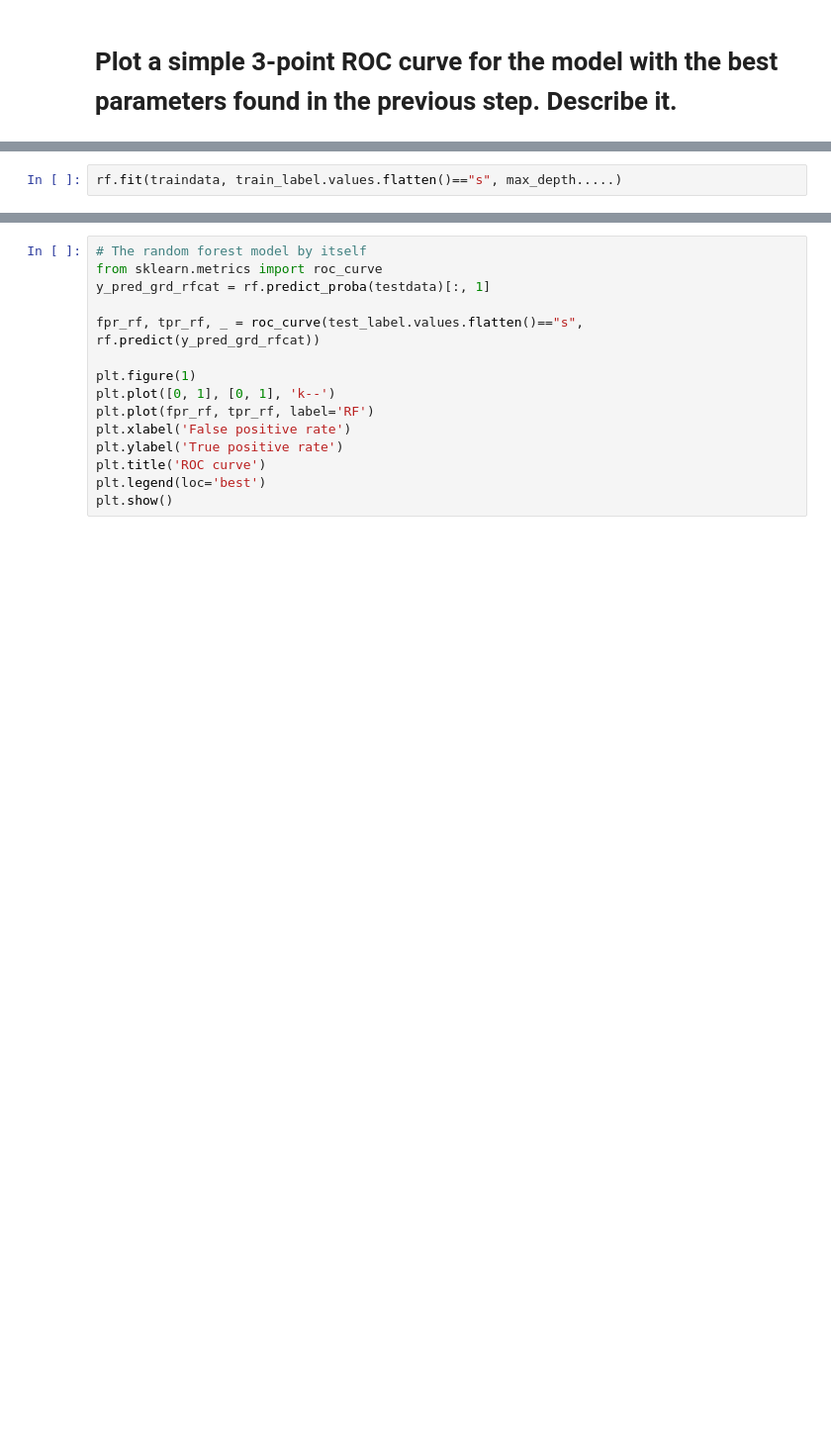
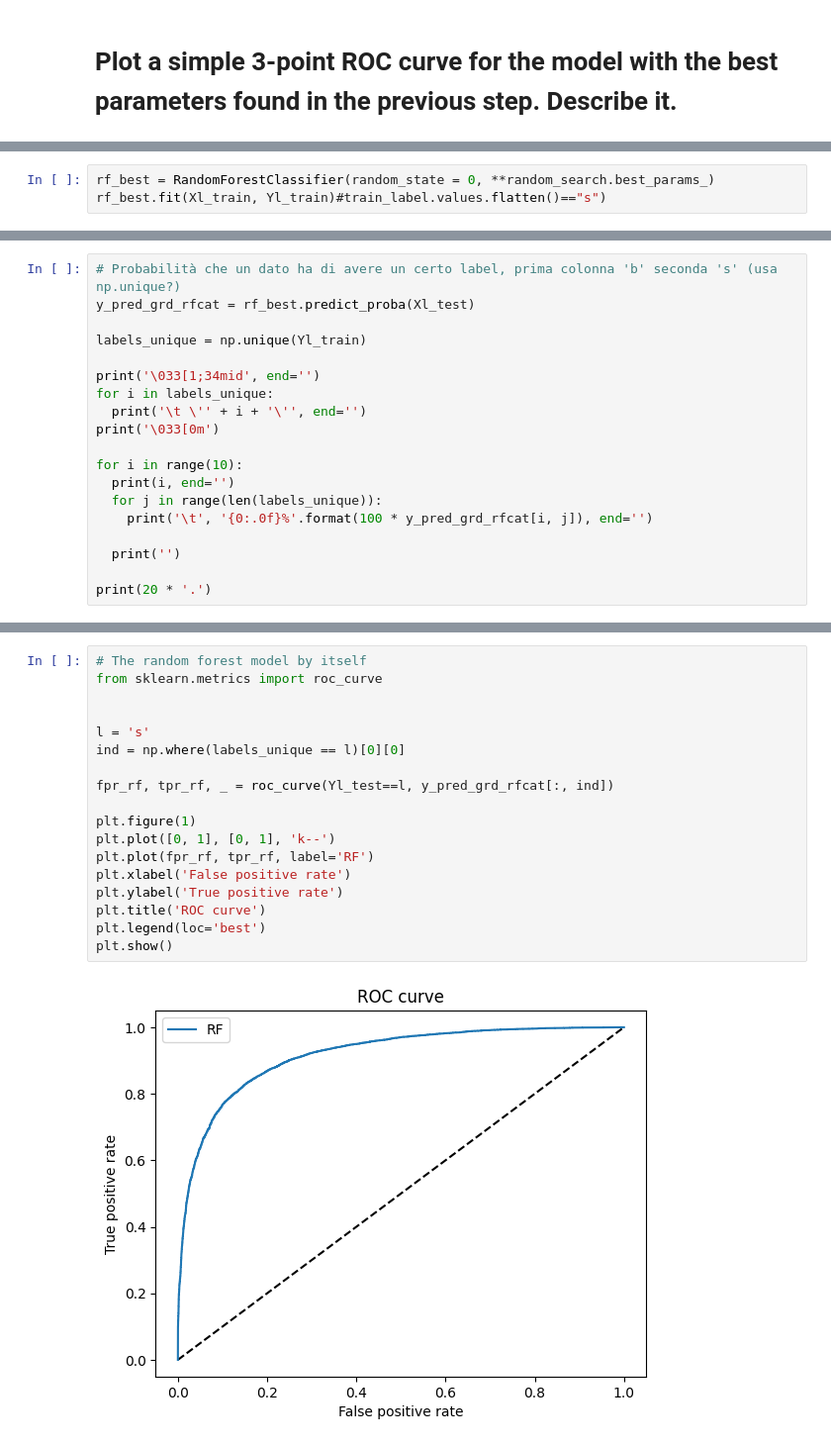
Before and after one commit to TheFox9711/MLPNS_LVolpi, a Jupyter notebook: higgsbosonSearch.ipynb, the cells around one changed output, grey strips where cells are left out. Shown at 99% size. Cells and saved outputs as stored; diff of their text form; blank space fills up the shorter version.

```diff
--- a/higgsbosonSearch.ipynb
+++ b/higgsbosonSearch.ipynb
@@ -492,2 +494,3 @@ df
 # %%
-rf.fit(traindata, train_label.values.flatten()=="s", max_depth.....)
+rf_best = RandomForestClassifier(random_state = 0, **random_search.best_params_)
+rf_best.fit(Xl_train, Yl_train)#train_label.values.flatten()=="s")
@@ -493,0 +499,19 @@ rf.fit(traindata, train_label.values.flatten()=="s", max_depth.....)
+# %%
+# Probabilità che un dato ha di avere un certo label, prima colonna 'b' seconda 's' (usa np.unique?)
+y_pred_grd_rfcat = rf_best.predict_proba(Xl_test)
+
+labels_unique = np.unique(Yl_train)
+
+print('\033[1;34mid', end='')
+for i in labels_unique:
+  print('\t \'' + i + '\'', end='')
+print('\033[0m')
+
+for i in range(10):
+  print(i, end='')
+  for j in range(len(labels_unique)):
+    print('\t', '{0:.0f}%'.format(100 * y_pred_grd_rfcat[i, j]), end='')
+
+  print('')
+
+print(20 * '.')
@@ -494,15 +531,20 @@ rf.fit(traindata, train_label.values.flatten()=="s", max_depth.....)
 # %%
 # The random forest model by itself
 from sklearn.metrics import roc_curve
-y_pred_grd_rfcat = rf.predict_proba(testdata)[:, 1]
 
-fpr_rf, tpr_rf, _ = roc_curve(test_label.values.flatten()=="s", rf.predict(y_pred_grd_rfcat))
+
+l = 's'
+ind = np.where(labels_unique == l)[0][0]
+
+fpr_rf, tpr_rf, _ = roc_curve(Yl_test==l, y_pred_grd_rfcat[:, ind])
 
 plt.figure(1)
 plt.plot([0, 1], [0, 1], 'k--')
 plt.plot(fpr_rf, tpr_rf, label='RF')
 plt.xlabel('False positive rate')
 plt.ylabel('True positive rate')
 plt.title('ROC curve')
 plt.legend(loc='best')
 plt.show()
+# %% [output]
+[figure, added]
```
Also changed, not shown: parts of 8 cells of this notebook.
